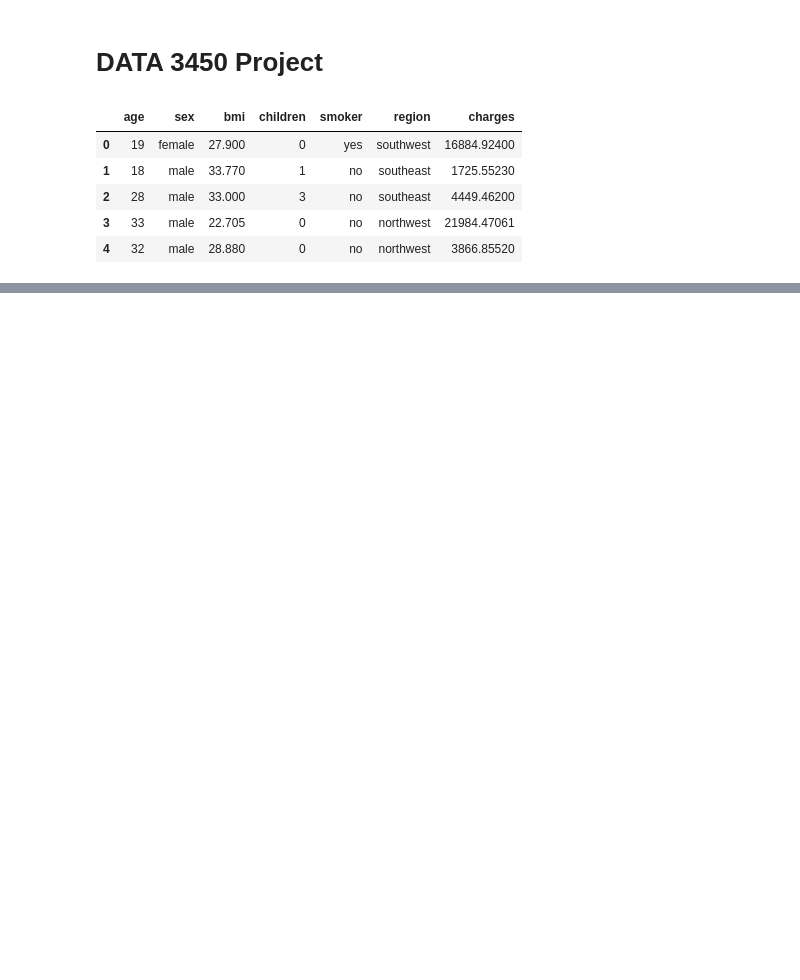
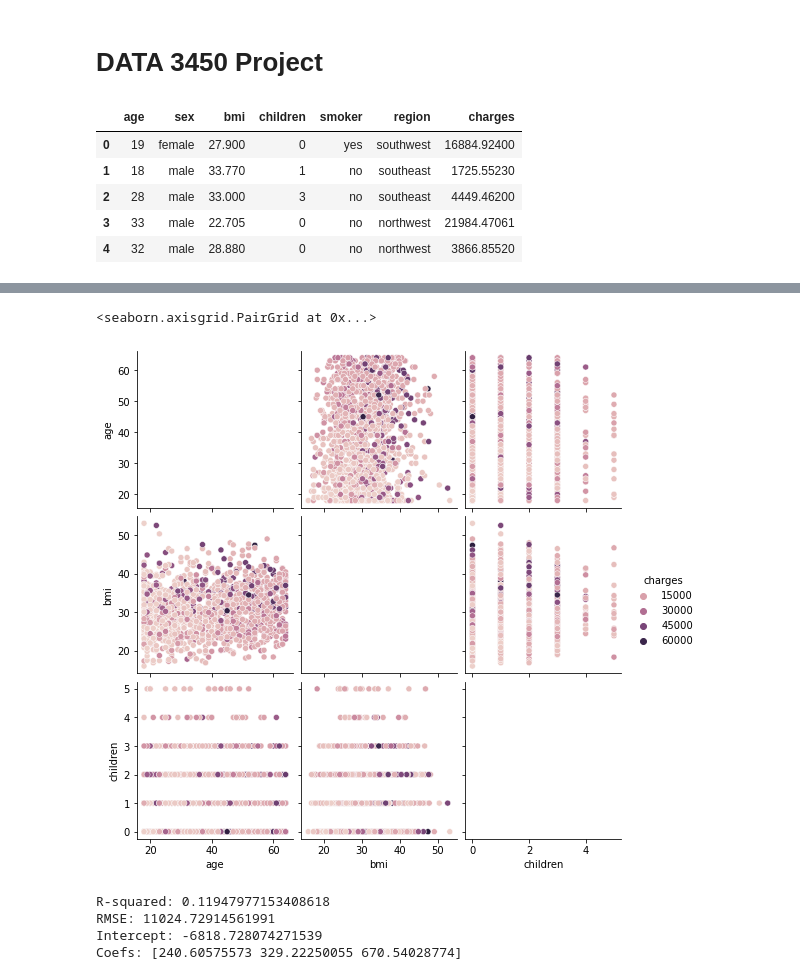
Before and after one commit to guochuanyong/Data-Analytics-Insurance-Cost-Project, a Jupyter notebook: DATA_3450_Project.ipynb, the cells around one changed output, grey strips where cells are left out. Drawn from its saved outputs; the diff is of its cells as text; code cells hidden in the pictures; blank space fills up the shorter version.

```diff
--- a/DATA_3450_Project.ipynb
+++ b/DATA_3450_Project.ipynb
@@ -29,0 +35,34 @@ df.head()
+# %%
+sns.pairplot(df, hue = 'charges')
+# %% [output]
+<seaborn.axisgrid.PairGrid at 0x...>
+[figure, added]
+# %%
+y = np.array(df["charges"]).reshape(-1,1)
+y.shape
+df_ = df.drop(columns=["charges"]).drop(columns=["sex"]).drop(columns=["smoker"]).drop(columns=["region"])
+df_.head()
+x = np.array(df_)
+x.shape
+
+#Split and train
+xTrain, xTest, yTrain, yTest = train_test_split(x,y,test_size=.3)
+
+#Generate model
+model = LinearRegression().fit(xTrain,yTrain)
+
+#Get RMSE and R-squared
+r_sq = model.score(xTest, yTest)
+print('R-squared:', r_sq)
+
+tmp = model.predict(xTest)
+print('RMSE:', mean_squared_error(tmp, yTest, squared=False))
+
+#Get Y-intercept and Coefficients
+print('Intercept:', model.intercept_[0])
+print('Coefs:', model.coef_[0])
+# %% [output]
+R-squared: 0.11947977153408618
+RMSE: 11024.72914561991
+Intercept: -6818.728074271539
+Coefs: [240.60575573 329.22250055 670.54028774]
```
Also changed, not shown: parts of 1 cell of this notebook.
